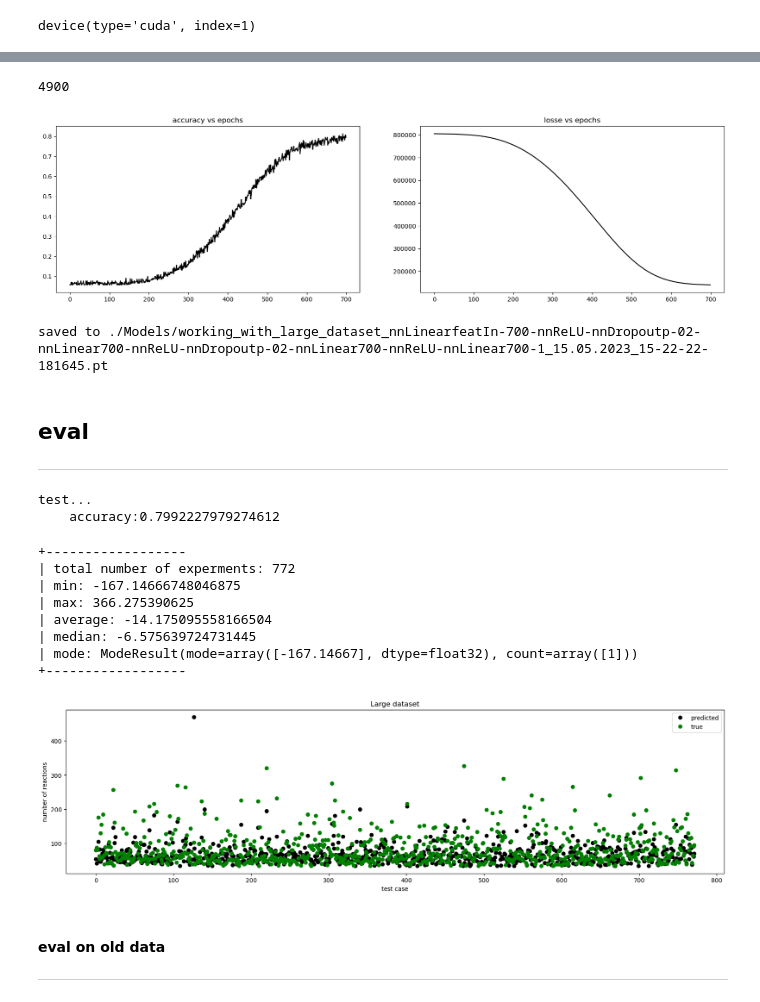
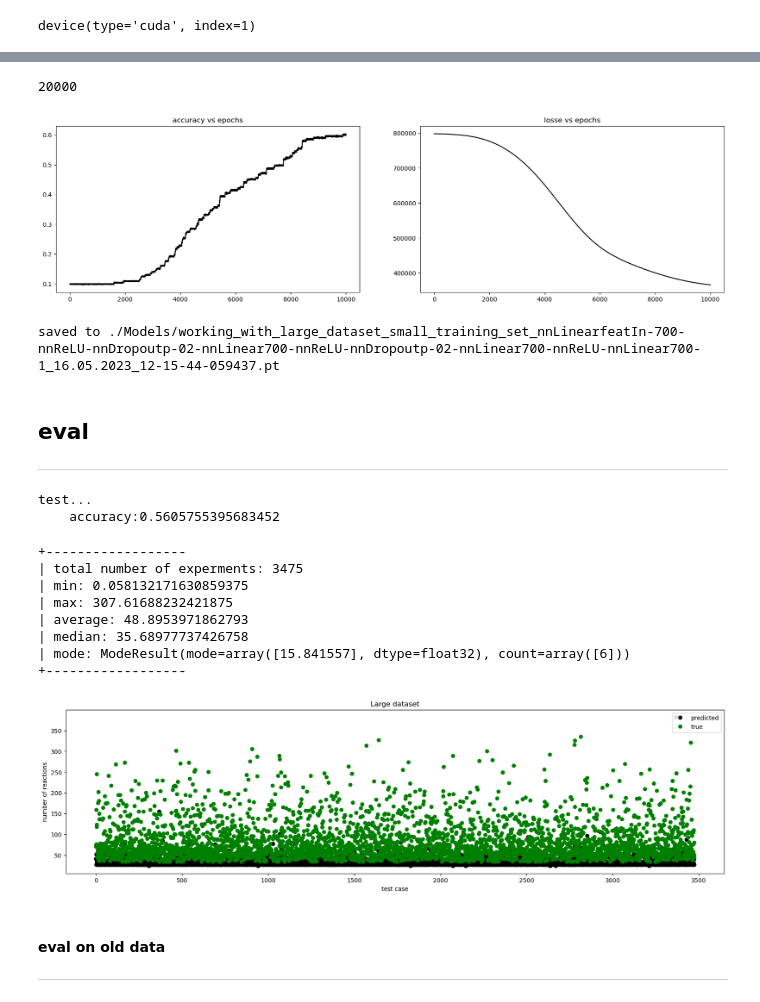
Before and after one commit to khood5/SNN-DNA-project, a Jupyter notebook: largeDataset.ipynb, the cells around one changed output, grey strips where cells are left out. Cells and saved outputs as stored; diff of their text form; code cells hidden in the pictures.

Commit message:
just left meeting with li need to try smaller training samples

```diff
--- a/largeDataset.ipynb
+++ b/largeDataset.ipynb
@@ -106,7 +106,7 @@ MSE = nn.MSELoss(reduction = 'sum')
 adam = torch.optim.Adam(model.parameters(),lr=0.000001,weight_decay=1e-5)
 
 em = 40
-epochs = 700
+epochs = 10000
 losses = []
 accs = []
 print("training...")
@@ -161,17 +161,17 @@ plt.plot(list(range(len(losses)))[:], losses[:], '-', color='black')
 plt.rcParams['figure.figsize'] = defultePlotSize
 epochs*len(validDataset)
 # %% [output]
-4900
+20000
-[figure, old version]
+[figure, new version]
 # %%
 from datetime import datetime
-title = "working with large dataset nnLinearfeatIn-700-nnReLU-nnDropoutp-02-nnLinear700-nnReLU-nnDropoutp-02-nnLinear700-nnReLU-nnLinear700-1"
+title = "working with large dataset small training set nnLinearfeatIn-700-nnReLU-nnDropoutp-02-nnLinear700-nnReLU-nnDropoutp-02-nnLinear700-nnReLU-nnLinear700-1"
 dt_string = datetime.now().strftime("%d.%m.%Y_%H-%M-%S-%f")
 modelPath = f"./Models/{title.replace(' ', '_')}_{dt_string}.pt"
 torch.save(model.state_dict(),modelPath)
 print(f"saved to {modelPath}")
 # %% [output]
-saved to ./Models/working_with_large_dataset_nnLinearfeatIn-700-nnReLU-nnDropoutp-02-nnLinear700-nnReLU-nnDropoutp-02-nnLinear700-nnReLU-nnLinear700-1_15.05.2023_15-22-22-181645.pt
+saved to ./Models/working_with_large_dataset_small_training_set_nnLinearfeatIn-700-nnReLU-nnDropoutp-02-nnLinear700-nnReLU-nnDropoutp-02-nnLinear700-nnReLU-nnLinear700-1_16.05.2023_12-15-44-059437.pt
 # %% [markdown]
 ## eval
 ----
@@ -199,7 +199,7 @@ print(f"\
     ",end="\x1b\r")
 # %% [output]
 test...
-    accuracy:0.7992227979274612
+    accuracy:0.5605755395683452
 # %%
 def printStats(data: list):
     print("+------------------")
@@ -213,27 +213,27 @@ def printStats(data: list):
 # %%
 defultePlotSize = plt.rcParams['figure.figsize']
 plt.rcParams['figure.figsize'] = [20, 5]
 plt.plot(list(range(len(outputPlot))), outputPlot, 'o', color='black', label="predicted")
 plt.plot(list(range(len(targetsPlot))), targetsPlot, 'o', color='green', label="true" )
 plt.xlabel('test case')
 plt.ylabel('number of reactions')
 plt.title('Large dataset')
 plt.legend(loc='upper right')
 plt.rcParams['figure.figsize'] = defultePlotSize
 diffs = []
 for i in range(len(outputPlot)):
-    diffs.append(outputPlot[i] - targetsPlot[i])
+    diffs.append(abs(outputPlot[i] - targetsPlot[i]))
 printStats(diffs)
 # %% [output]
 +------------------
-| total number of experments: 772
-| min: -167.14666748046875
-| max: 366.275390625
-| average: -14.175095558166504
-| median: -6.575639724731445
-| mode: ModeResult(mode=array([-167.14667], dtype=float32), count=array([1]))
+| total number of experments: 3475
+| min: 0.058132171630859375
+| max: 307.61688232421875
+| average: 48.8953971862793
+| median: 35.68977737426758
+| mode: ModeResult(mode=array([15.841557], dtype=float32), count=array([6]))
 +------------------
-[figure, old version]
+[figure, new version]
 # %% [markdown]
 #### eval on old data
 ----
```
Also changed, not shown: parts of 2 cells of this notebook, 3 other files.
